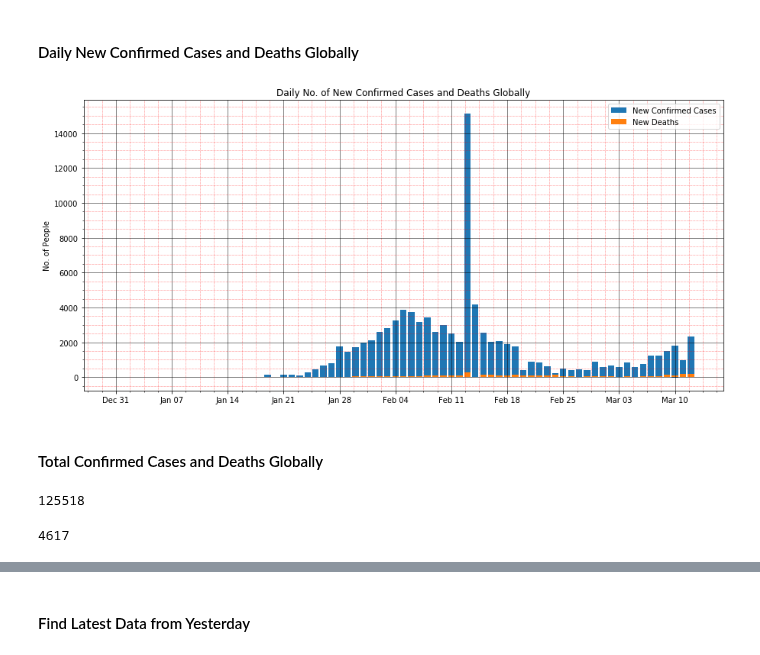
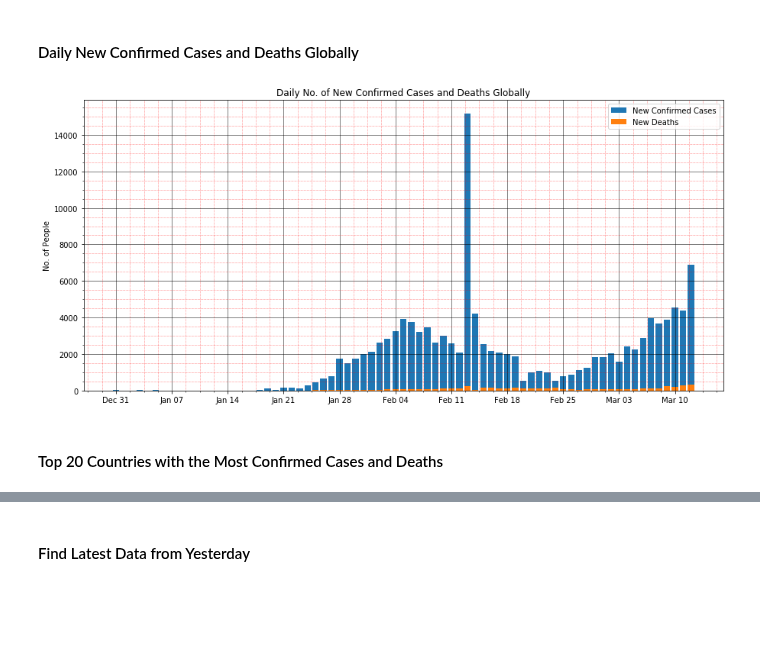
Before and after one commit to joshuagladwin/COVID-19, a Jupyter notebook: COVID-19.ipynb, the cells around one changed output, grey strips where cells are left out. Drawn from its saved outputs; the diff is of its cells as text; code cells hidden in the pictures; blank space fills up the shorter version.

Commit message:
Add Top 20 Affected chart/Fix Country Capitalisation Problems

```diff
--- a/COVID-19.ipynb
+++ b/COVID-19.ipynb
@@ -85,0 +109,2 @@ df
+# %%
+df.replace(['United kingdom', 'Czech republic'], ['United Kingdom', 'Czech Republic'], inplace=True)
@@ -122,37 +205,29 @@ df_global
 # %%
 #plot data
 fig, ax = plt.subplots(figsize=(15,7))
-ax.bar(df.index, df['NewConfCases'])
-ax.bar(df.index, df['NewDeaths'])
+ax.bar(df_global.index, df_global['NewConfCases'])
+ax.bar(df_global.index, df_global['NewDeaths'])
 
 #set ticks every week
 ax.xaxis.set_major_locator(mdates.WeekdayLocator())
 #set major ticks format
 ax.xaxis.set_major_formatter(mdates.DateFormatter('%b %d'))
 
 # Turn on the grid
 plt.minorticks_on()
 plt.grid(which='major', linestyle='-', linewidth='0.5', color='black')
 # Customize the minor grid
 plt.grid(which='minor', linestyle=':', linewidth='0.5', color='red')
 ax.set_ylabel('No. of People')
 
 plt.title("Daily No. of New Confirmed Cases and Deaths Globally")
 
 plt.legend(['New Confirmed Cases', 'New Deaths'])
 
 plt.savefig('Images/' + str(today) + ' Daily No. of New Confirmed Cases and Deaths Globally.png')
 
 plt.show()
 # %% [output]
-[figure, old version]
+[figure, new version]
 # %% [markdown]
-#### Total Confirmed Cases and Deaths Globally
+#### Top 20 Countries with the Most Confirmed Cases and Deaths
-# %%
-df.NewConfCases.sum()
-# %% [output]
-125518
-# %%
-df.NewDeaths.sum()
-# %% [output]
-4617
```
Also changed, not shown: parts of 19 cells of this notebook, 2 other files.
